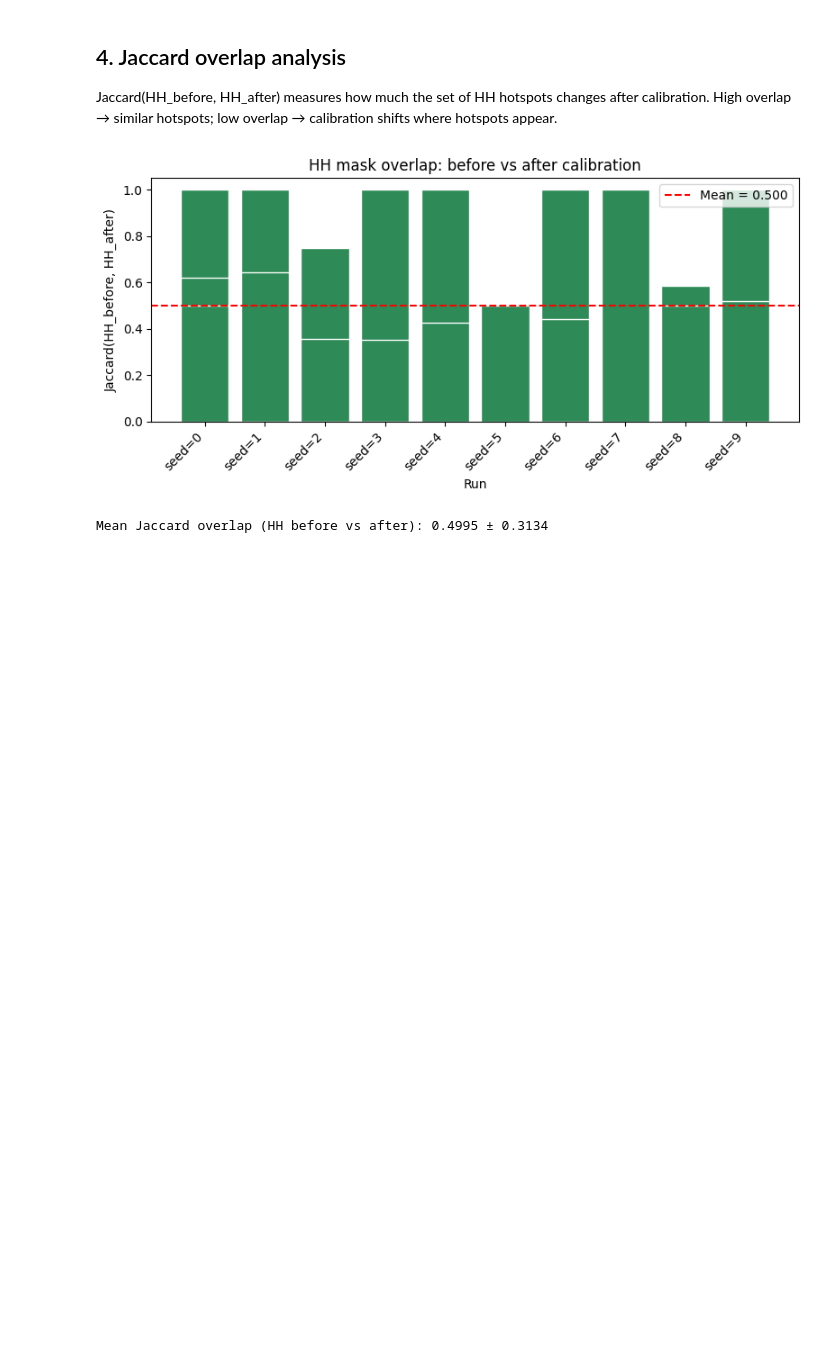
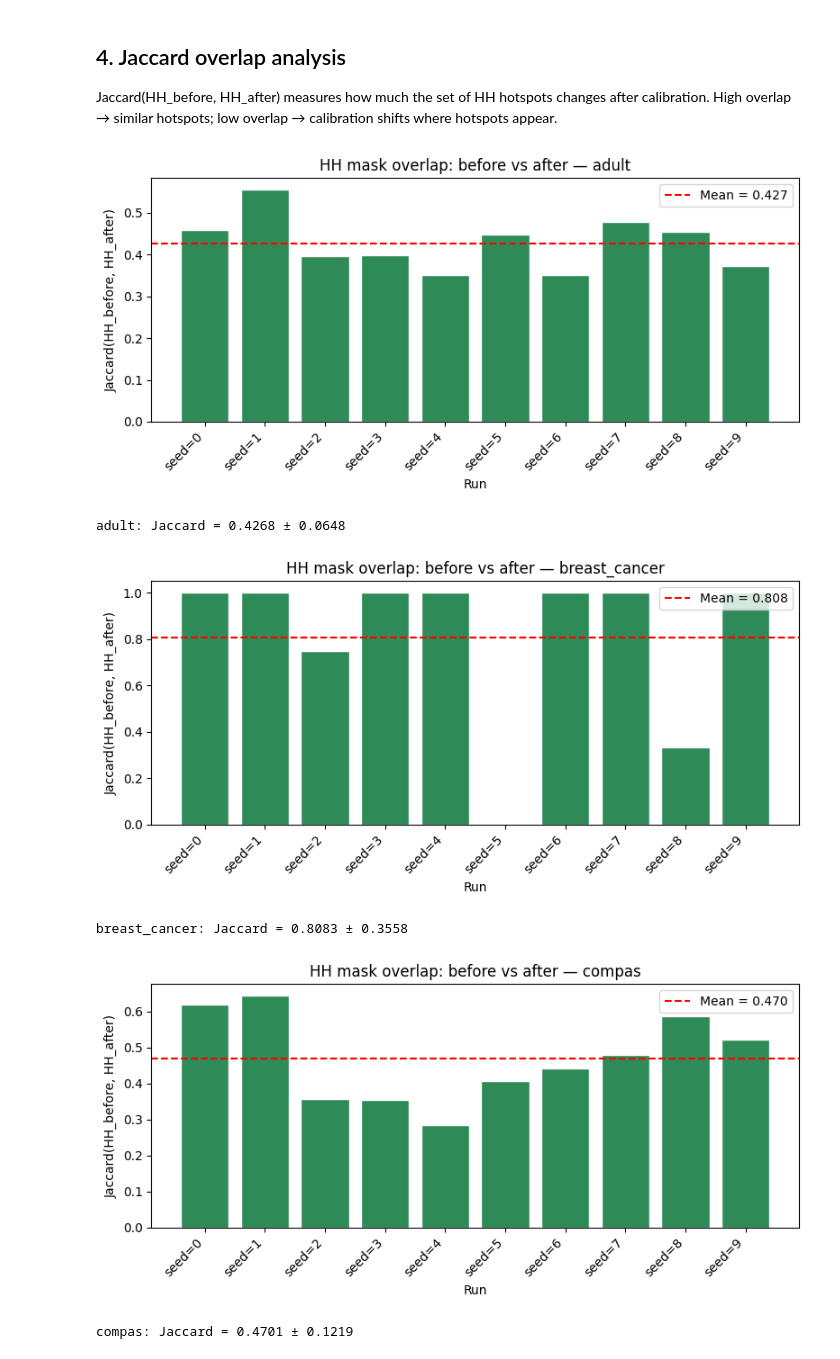
Before and after one commit to DejvisT/spatial-rashomon-multiplicity, a Jupyter notebook: notebooks/07_calibration_robustness.ipynb, the cells around one changed output. Cells and saved outputs as stored; diff of their text form; code cells hidden in the pictures; blank space fills up the shorter version.

```diff
--- a/notebooks/07_calibration_robustness.ipynb
+++ b/notebooks/07_calibration_robustness.ipynb
@@ -30,10 +30,18 @@ import numpy as np
 import pandas as pd
 import matplotlib.pyplot as plt
 
+from sklearn.decomposition import PCA
+from sklearn.calibration import calibration_curve
 from analysis.experiment_runner import _get_run_dirs
-from analysis.calibration import run_calibration_experiment
+from analysis.calibration import run_calibration_experiment, calibrate_predictions_for_run, _get_test_labels
+from analysis.preprocessing import get_transformed_test_features
+from analysis.run_analysis import pointwise_variance, spatial_analysis
 
 RESULTS_DIR = ROOT / "results"
+FIG_DIR = ROOT / "figures"
+TABLE_DIR = ROOT / "tables"
+FIG_DIR.mkdir(parents=True, exist_ok=True)
+TABLE_DIR.mkdir(parents=True, exist_ok=True)
 K = 25
 dataset_dirs = [p for p in RESULTS_DIR.iterdir() if p.is_dir() and _get_run_dirs(p)]
 
@@ -159,17 +171,24 @@ plt.show()
 
 Jaccard(HH_before, HH_after) measures how much the set of HH hotspots changes after calibration. High overlap → similar hotspots; low overlap → calibration shifts where hotspots appear.
 # %%
-fig, ax = plt.subplots(figsize=(8, 4))
-ax.bar(per_run_df["run"], per_run_df["jaccard_HH_before_after"], color="seagreen", edgecolor="white")
-ax.axhline(per_run_df["jaccard_HH_before_after"].mean(), color="red", linestyle="--", label=f"Mean = {per_run_df['jaccard_HH_before_after'].mean():.3f}")
-ax.set_ylabel("Jaccard(HH_before, HH_after)")
-ax.set_xlabel("Run")
-ax.set_title("HH mask overlap: before vs after calibration")
-ax.legend()
-plt.xticks(rotation=45, ha="right")
-plt.tight_layout()
-plt.show()
-print(f"Mean Jaccard overlap (HH before vs after): {per_run_df['jaccard_HH_before_after'].mean():.4f} ± {per_run_df['jaccard_HH_before_after'].std():.4f}")
+for ds_name, ds_df in per_run_df.groupby("dataset"):
+    fig, ax = plt.subplots(figsize=(8, 4))
+    ax.bar(ds_df["run"], ds_df["jaccard_HH_before_after"], color="seagreen", edgecolor="white")
+    mean_j = ds_df["jaccard_HH_before_after"].mean()
+    ax.axhline(mean_j, color="red", ls="--", label=f"Mean = {mean_j:.3f}")
+    ax.set_ylabel("Jaccard(HH_before, HH_after)")
+    ax.set_xlabel("Run")
+    ax.set_title(f"HH mask overlap: before vs after — {ds_name}")
+    ax.legend()
+    plt.xticks(rotation=45, ha="right")
+    fig.tight_layout()
+    fig.savefig(FIG_DIR / f"calibration_jaccard_{ds_name}.pdf", bbox_inches="tight")
+    plt.show()
+    print(f"{ds_name}: Jaccard = {mean_j:.4f} ± {ds_df['jaccard_HH_before_after'].std():.4f}")
 # %% [output]
-[figure, old version]
+[figure, new version]
-Mean Jaccard overlap (HH before vs after): 0.4995 ± 0.3134
+adult: Jaccard = 0.4268 ± 0.0648
+[figure, added]
+breast_cancer: Jaccard = 0.8083 ± 0.3558
+[figure, added]
+compas: Jaccard = 0.4701 ± 0.1219
```
Also changed, not shown: parts of 11 cells of this notebook, 5 other files.
